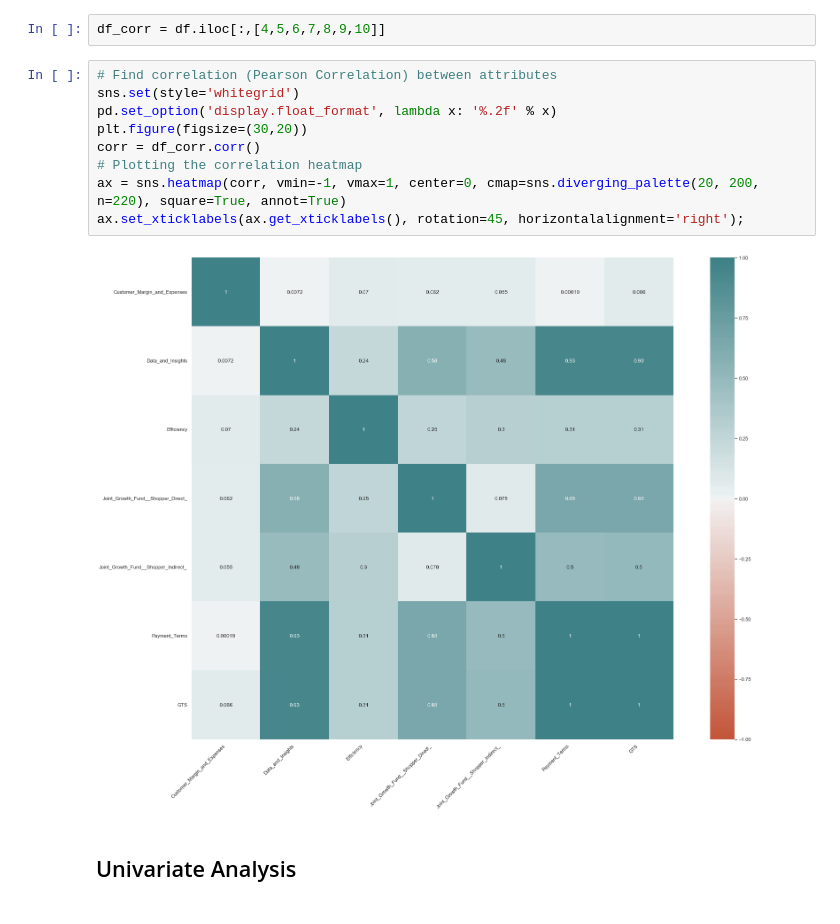
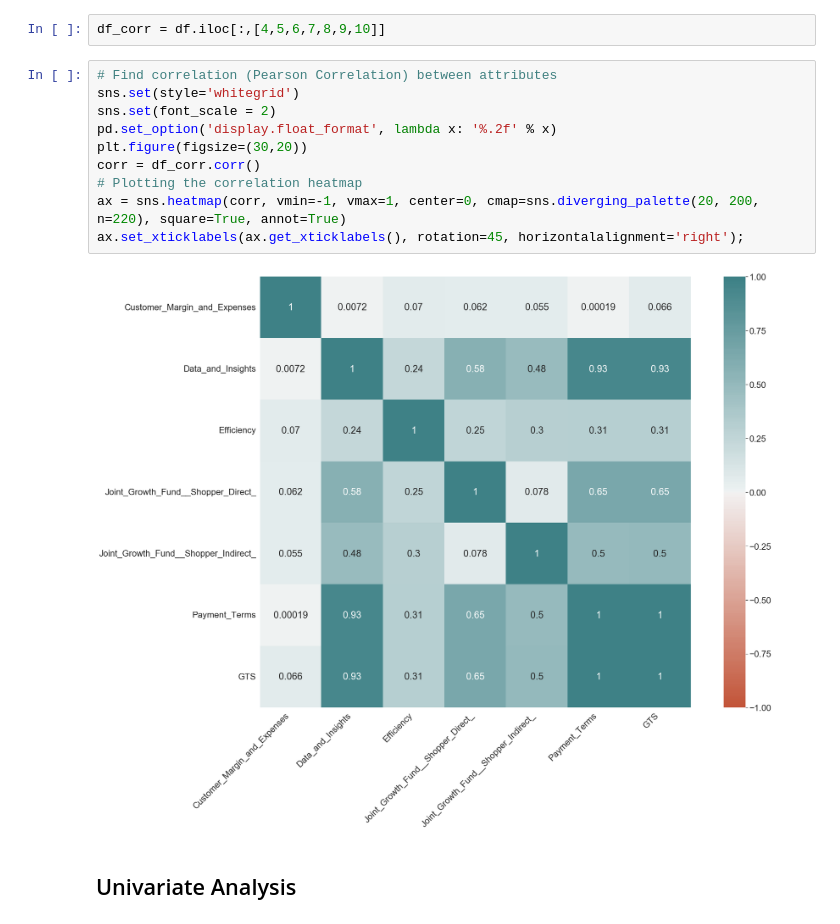
Before and after one commit to chhandita/Lending-Club-Case-Study, a Jupyter notebook: workbook.ipynb, the cells around one changed output. Cells and saved outputs as stored; diff of their text form.

```diff
--- a/workbook.ipynb
+++ b/workbook.ipynb
@@ -63,14 +63,15 @@ df_corr = df.iloc[:,[4,5,6,7,8,9,10]]
 # %%
 # Find correlation (Pearson Correlation) between attributes
 sns.set(style='whitegrid')
+sns.set(font_scale = 2)
 pd.set_option('display.float_format', lambda x: '%.2f' % x)
 plt.figure(figsize=(30,20))
 corr = df_corr.corr()
 # Plotting the correlation heatmap
 ax = sns.heatmap(corr, vmin=-1, vmax=1, center=0, cmap=sns.diverging_palette(20, 200, n=220), square=True, annot=True)
 ax.set_xticklabels(ax.get_xticklabels(), rotation=45, horizontalalignment='right');
 # %% [output]
-[figure, old version]
+[figure, new version]
 # %% [markdown]
 ## Univariate Analysis
 # %% [markdown]
```
Also changed, not shown: parts of 16 cells of this notebook.
